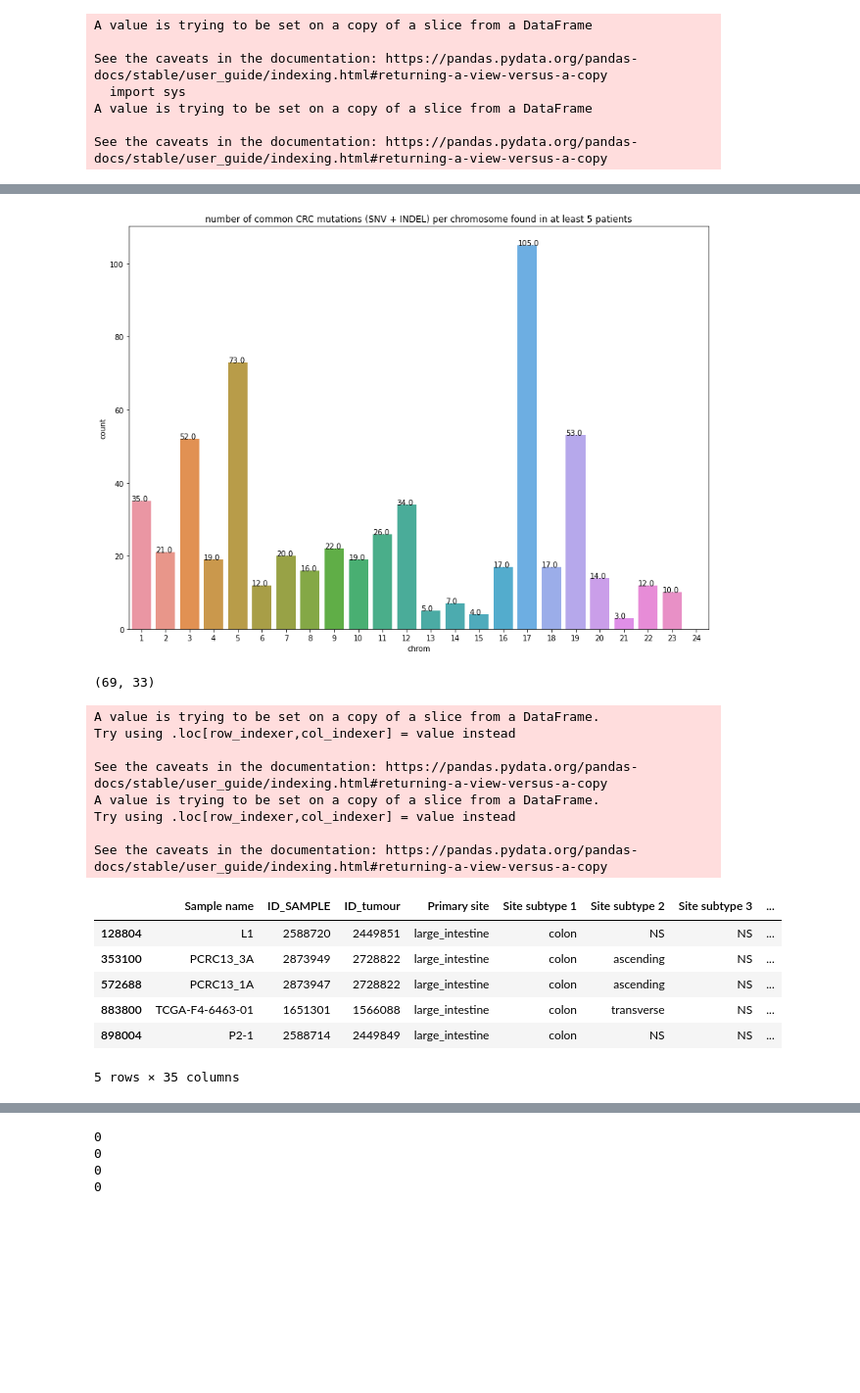
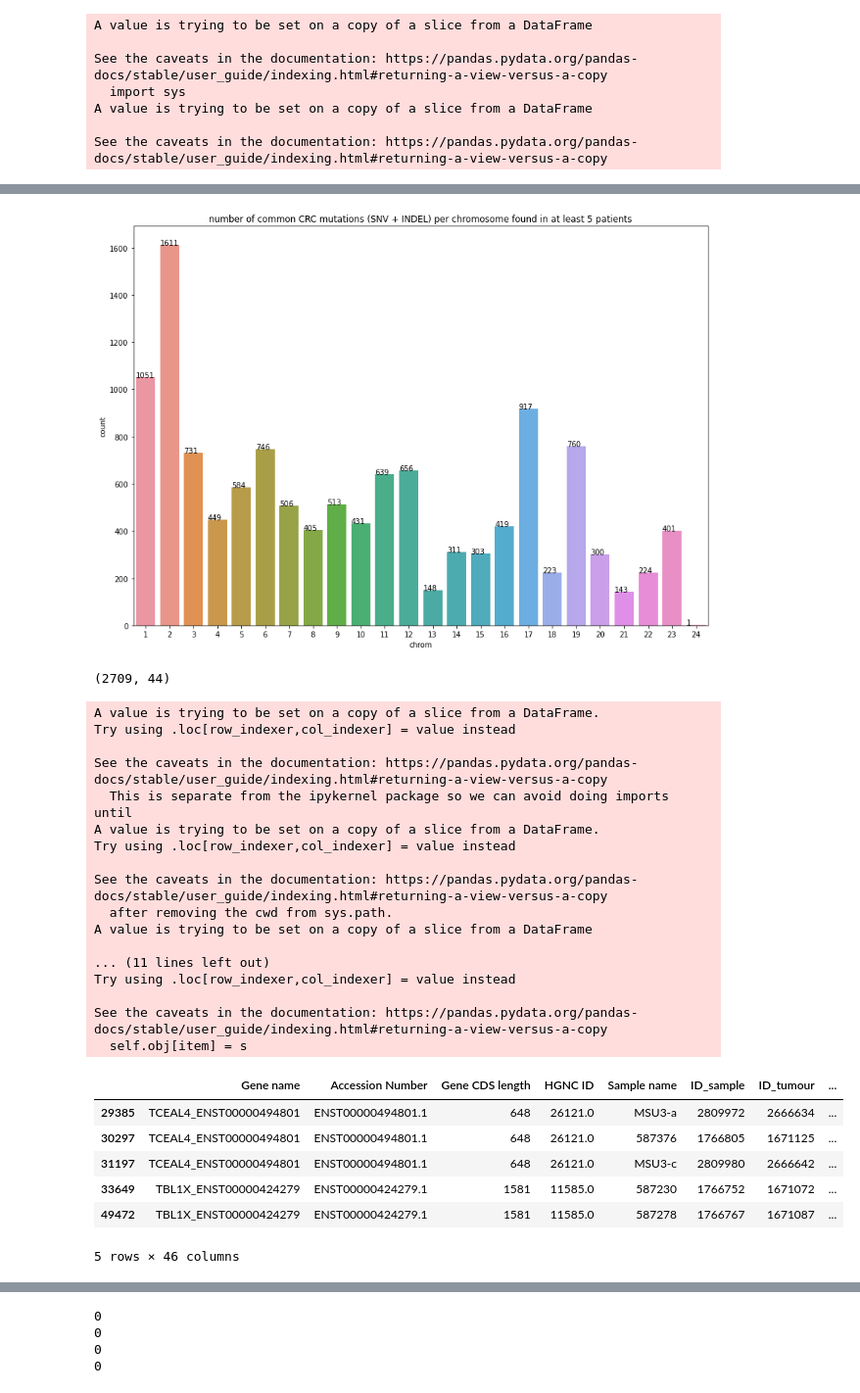
Before and after one commit to hanaecarrie/cfdna_snv_benchmark, a Jupyter notebook: spikeins/prepare_bed_from_cosmic.ipynb, the cells around one changed output, grey strips where cells are left out. Shown at 98% size. Drawn from its saved outputs; the diff is of its cells as text; code cells hidden in the pictures; blank space fills up the shorter version.

```diff
--- a/spikeins/prepare_bed_from_cosmic.ipynb
+++ b/spikeins/prepare_bed_from_cosmic.ipynb
@@ -14,7 +14,7 @@ print('Current working directory: {}'.format(os.getcwd()))
 # %% [output]
 Current working directory: /Users/hanae/Repositories/cfdna_snv_benchmark
 # %%
-target = 'noncoding'
+target = 'coding'
 if target == 'coding':
     cosmic_pd = pd.read_csv(os.path.join('data', 'extdata', 'CosmicMutantExport.tsv'), encoding='ISO-8859-1', sep='\t', memory_map=True)
 else: # target == 'noncoding'
@@ -67,7 +69,7 @@ Index(['Sample name', 'ID_SAMPLE', 'ID_tumour', 'Primary site',
  'pericardium' 'mediastinum' 'female_genitourinary_system']
 # %%
 cancer_type = 'CRC'
-chrom = '22'
+chrom = '23'
 # %%
 # cancer type selection
 if cancer_type == 'CRC':
@@ -195,12 +201,12 @@ plt.title('number of common {} mutations (SNV + INDEL) per chromosome found in a
 for p in ax.patches:
         ax.annotate('{}'.format(p.get_height()), (p.get_x(), p.get_height()))
 # %% [output]
-[figure, old version]
+[figure, new version]
 # %%
 cosmic_muts_chr = cosmic_muts[cosmic_muts['chrom'] == chrom]
 print(cosmic_muts_chr.shape)
 # %% [output]
-(69, 33)
+(2709, 44)
 # %%
 if target == 'coding':
     # info about nomenclature http://varnomen.hgvs.org/recommendations/DNA/
@@ -208,40 +214,53 @@ if target == 'coding':
     cosmic_muts_chr['alt'] = np.nan
     cosmic_muts_chr['ref'][cosmic_muts_chr['type'] == 'SNV'] = cosmic_muts_chr[cosmic_muts_chr['type'] == 'SNV']['Mutation CDS'].str.split('>').str[0].str[-1]
     cosmic_muts_chr['alt'][cosmic_muts_chr['type'] == 'SNV'] = cosmic_muts_chr[cosmic_muts_chr['type'] == 'SNV']['Mutation CDS'].str.split('>').str[1]
     cosmic_muts_chr['alt'][cosmic_muts_chr['type'] == 'INS'] = cosmic_muts_chr[cosmic_muts_chr['type'] == 'INS']['Mutation CDS'].str.split('ins').str[1]
     for ri, row in cosmic_muts_chr.iterrows():
         if (row['type'] == 'INS') and (row['Mutation CDS'].endswith('dup')):
             chromrow, startpos, endpos = row['chrom_pos'].split('_')
             if chromrow.startswith('chr'):
                 chromrow = chromrow[3:]
+            if chromrow == '23':
+                chromrow = 'X'
+            elif chromrow == '24':
+                chromrow = 'Y'
             startpos, endpos = int(startpos), int(endpos)
             fasta = pysam.FastaFile(os.path.join('data', 'GRCh37', 'GRCh37.fa'))
             ref_seq = fasta.fetch(chromrow, startpos-1, startpos)
             fasta.close()
             cosmic_muts_chr.at[ri, 'ref'] = ref_seq
             cosmic_muts_chr.at[ri, 'alt'] = ref_seq
     # needs shift in deletions for bamsurgeon to indicate length of deletion
     cosmic_muts_chr.loc[cosmic_muts_chr['type'] == 'DEL', 'endpos'] += 1 #cosmic_muts_chr[cosmic_muts_chr['type'] == 'DEL', 'endpos'] + 1
 else: # target noncoding
     cosmic_muts_chr['ref'] = cosmic_muts_chr['WT_SEQ']
     cosmic_muts_chr['alt'] = cosmic_muts_chr['MUT_SEQ']
 cosmic_muts_chr.head()
 # %% [output]
 A value is trying to be set on a copy of a slice from a DataFrame.
 Try using .loc[row_indexer,col_indexer] = value instead
 
 See the caveats in the documentation: https://pandas.pydata.org/pandas-docs/stable/user_guide/indexing.html#returning-a-view-versus-a-copy
+  This is separate from the ipykernel package so we can avoid doing imports until
 A value is trying to be set on a copy of a slice from a DataFrame.
 Try using .loc[row_indexer,col_indexer] = value instead
 
 See the caveats in the documentation: https://pandas.pydata.org/pandas-docs/stable/user_guide/indexing.html#returning-a-view-versus-a-copy
+  after removing the cwd from sys.path.
+A value is trying to be set on a copy of a slice from a DataFrame
+
+... (11 lines left out)
+Try using .loc[row_indexer,col_indexer] = value instead
+
+See the caveats in the documentation: https://pandas.pydata.org/pandas-docs/stable/user_guide/indexing.html#returning-a-view-versus-a-copy
+  self.obj[item] = s
-|  | Sample name | ID_SAMPLE | ID_tumour | Primary site | Site subtype 1 | Site subtype 2 | Site subtype 3 | ... |
-| 128804 | L1 | 2588720 | 2449851 | large_intestine | colon | NS | NS | ... |
-| 353100 | PCRC13_3A | 2873949 | 2728822 | large_intestine | colon | ascending | NS | ... |
-| 572688 | PCRC13_1A | 2873947 | 2728822 | large_intestine | colon | ascending | NS | ... |
-| 883800 | TCGA-F4-6463-01 | 1651301 | 1566088 | large_intestine | colon | transverse | NS | ... |
-| 898004 | P2-1 | 2588714 | 2449849 | large_intestine | colon | NS | NS | ... |
+|  | Gene name | Accession Number | Gene CDS length | HGNC ID | Sample name | ID_sample | ID_tumour | ... |
+| 29385 | TCEAL4_ENST00000494801 | ENST00000494801.1 | 648 | 26121.0 | MSU3-a | 2809972 | 2666634 | ... |
+| 30297 | TCEAL4_ENST00000494801 | ENST00000494801.1 | 648 | 26121.0 | 587376 | 1766805 | 1671125 | ... |
+| 31197 | TCEAL4_ENST00000494801 | ENST00000494801.1 | 648 | 26121.0 | MSU3-c | 2809980 | 2666642 | ... |
+| 33649 | TBL1X_ENST00000424279 | ENST00000424279.1 | 1581 | 11585.0 | 587230 | 1766752 | 1671072 | ... |
+| 49472 | TBL1X_ENST00000424279 | ENST00000424279.1 | 1581 | 11585.0 | 587278 | 1766767 | 1671087 | ... |
-5 rows × 35 columns
+5 rows × 46 columns
 # %%
 cosmic_bed_chr = cosmic_muts_chr[['chrom', 'startpos', 'endpos', 'alt', 'type']].reset_index(drop=True)
 cosmic_bed_chr.drop_duplicates(inplace=True, ignore_index=True)
```
Also changed, not shown: parts of 12 cells of this notebook, 1 other file.
